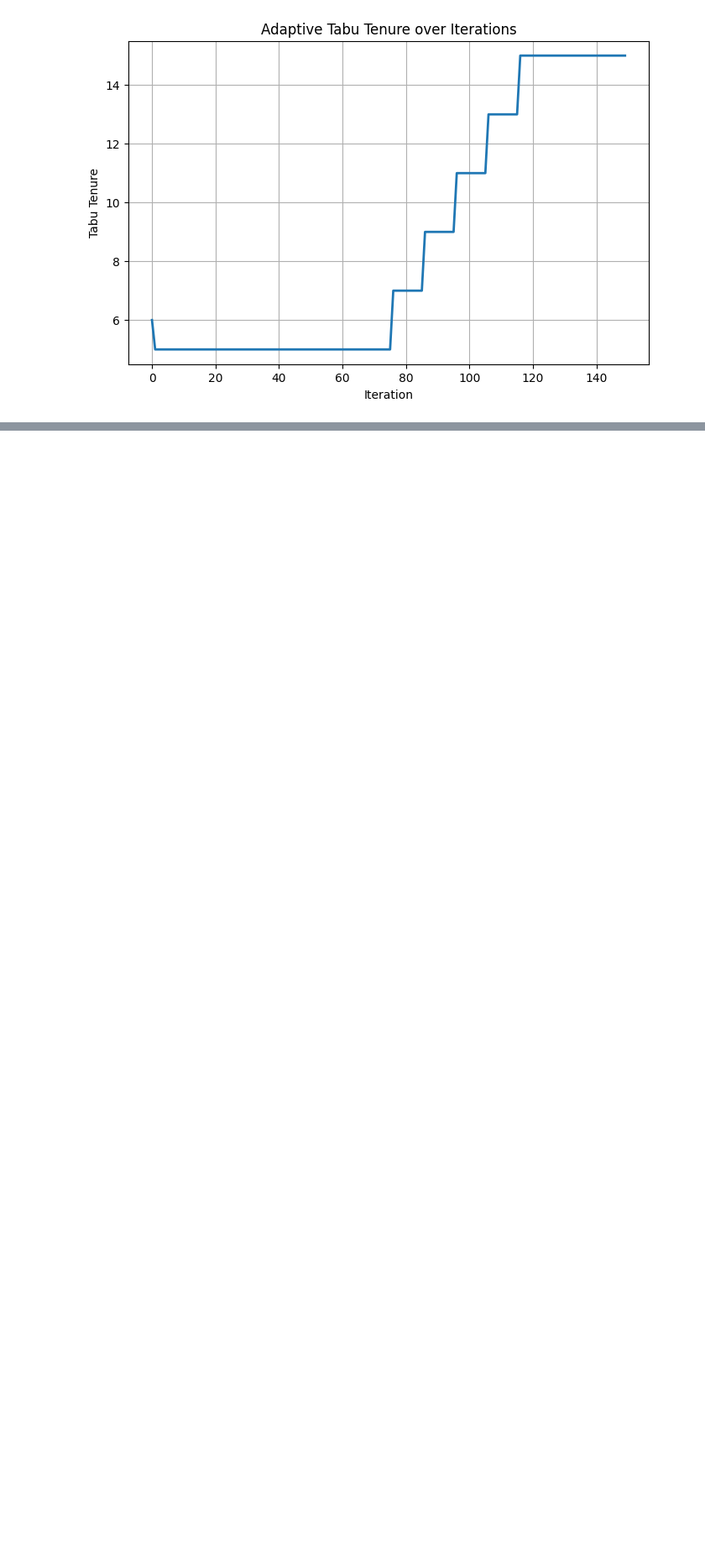
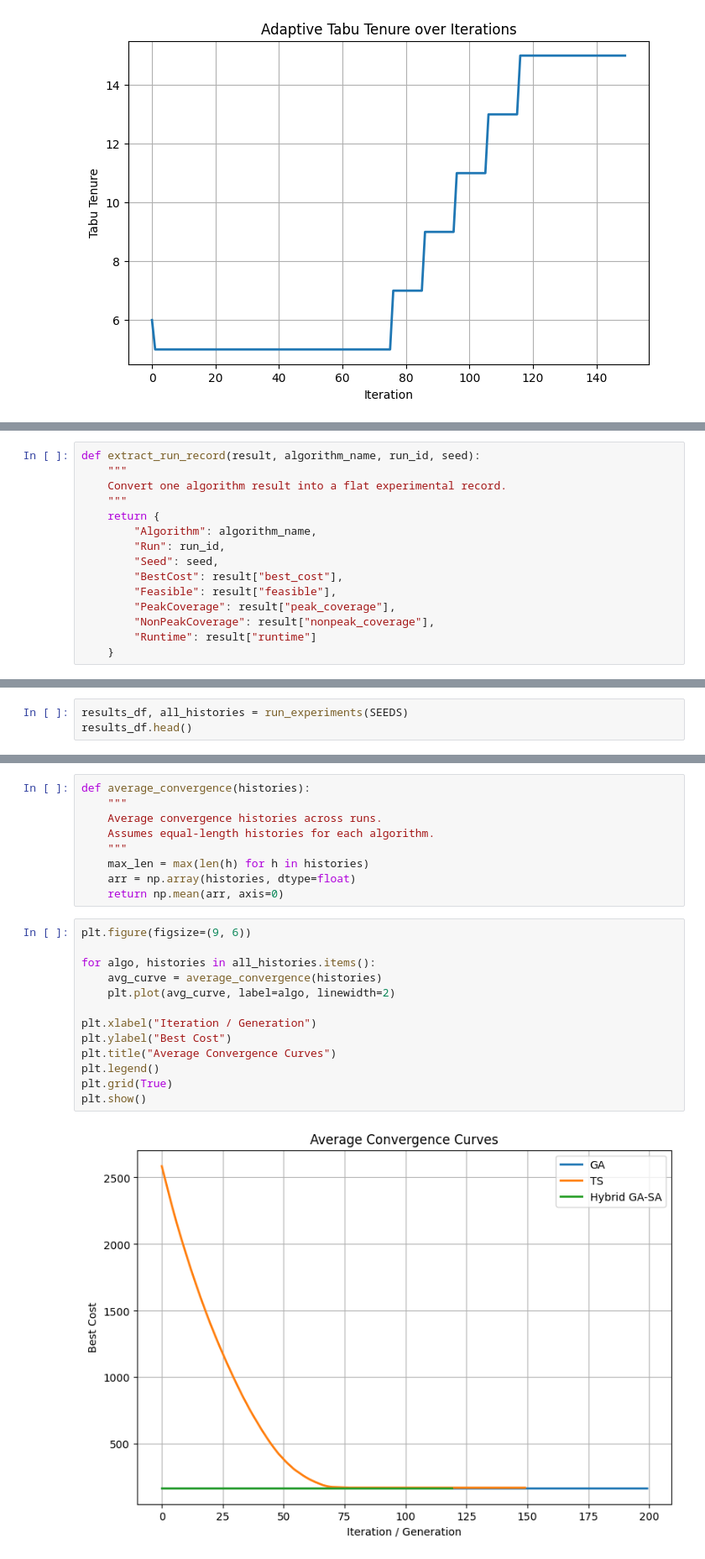
Before and after one commit to bhuttazain/Operator-Scheduling-Problem, a Jupyter notebook: Operator_Scheduling_Problem.ipynb, the cells around one changed output, grey strips where cells are left out. Shown at 84% size. Drawn from its saved outputs; the diff is of its cells as text; blank space fills up the shorter version.

```diff
--- a/Operator_Scheduling_Problem.ipynb
+++ b/Operator_Scheduling_Problem.ipynb
@@ -1135,0 +1718,15 @@ plt.show()
+# %%
+def extract_run_record(result, algorithm_name, run_id, seed):
+    """
+    Convert one algorithm result into a flat experimental record.
+    """
+    return {
+        "Algorithm": algorithm_name,
+        "Run": run_id,
+        "Seed": seed,
+        "BestCost": result["best_cost"],
+        "Feasible": result["feasible"],
+        "PeakCoverage": result["peak_coverage"],
+        "NonPeakCoverage": result["nonpeak_coverage"],
+        "Runtime": result["runtime"]
+    }
@@ -1135,0 +1802,3 @@ plt.show()
+# %%
+results_df, all_histories = run_experiments(SEEDS)
+results_df.head()
@@ -1135,0 +1883,24 @@ plt.show()
+# %%
+def average_convergence(histories):
+    """
+    Average convergence histories across runs.
+    Assumes equal-length histories for each algorithm.
+    """
+    max_len = max(len(h) for h in histories)
+    arr = np.array(histories, dtype=float)
+    return np.mean(arr, axis=0)
+# %%
+plt.figure(figsize=(9, 6))
+
+for algo, histories in all_histories.items():
+    avg_curve = average_convergence(histories)
+    plt.plot(avg_curve, label=algo, linewidth=2)
+
+plt.xlabel("Iteration / Generation")
+plt.ylabel("Best Cost")
+plt.title("Average Convergence Curves")
+plt.legend()
+plt.grid(True)
+plt.show()
+# %% [output]
+[figure, added]
```
Also changed, not shown: parts of 54 cells of this notebook.
